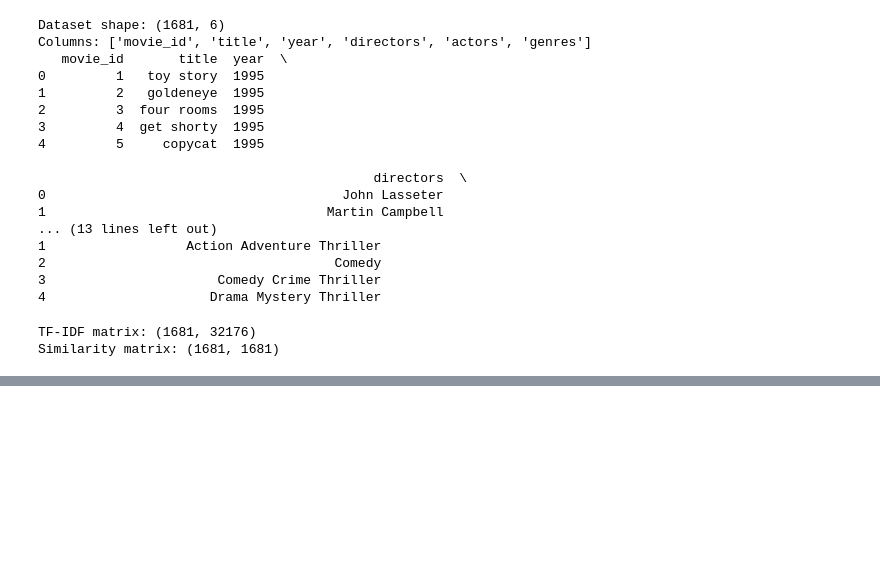
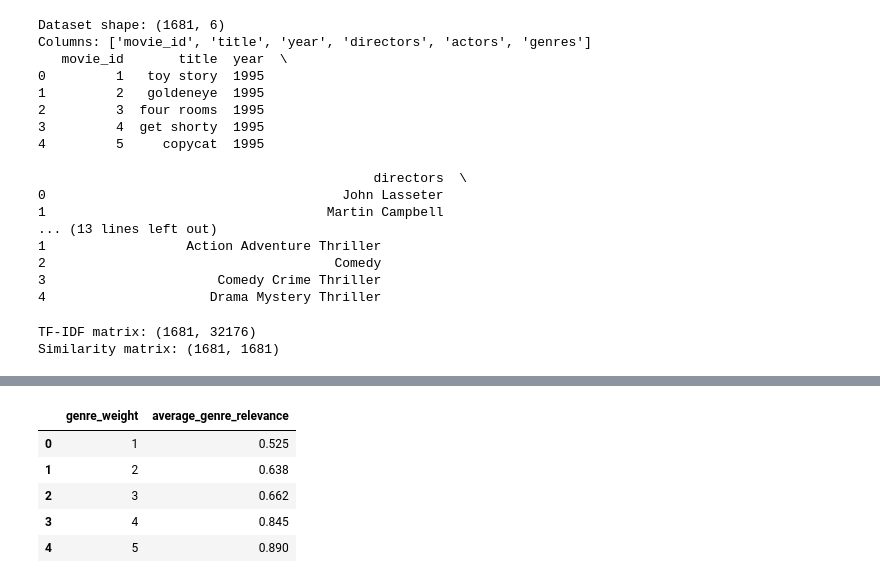
Before and after one commit to ImmyAfridi/movie-recommender-system, a Jupyter notebook: notebooks/movie_recommender.ipynb, the cells around one changed output, grey strips where cells are left out. Saved outputs shown, nothing was run; the diff lists cells and outputs as text; code cells hidden in the pictures; blank space fills up the shorter version.

Commit message:
Add weighted movie features and model evaluation

```diff
--- a/notebooks/movie_recommender.ipynb
+++ b/notebooks/movie_recommender.ipynb
@@ -567,0 +702,2 @@ Similarity matrix: (1681, 1681)
+# %%
+_, weighted_similarity = build_similarity_model(movies)
@@ -567,0 +759,17 @@ Similarity matrix: (1681, 1681)
+# %%
+for title in ["toy story", "jumanji", "titanic", "star wars"]:
+    print(f"\n{'=' * 60}")
+    print(f"Movie: {title}")
+
+    baseline_results = recommend_movies(
+        title, movies, baseline_similarity, top_n=5
+    )
+    weighted_results = recommend_movies(
+        title, movies, weighted_similarity, top_n=5
+    )
+
+    print("\nBASELINE")
+    print(baseline_results[["title", "similarity"]].to_string(index=False))
+
+    print("\nGENRE-WEIGHTED")
+    print(weighted_results[["title", "similarity"]].to_string(index=False))
@@ -567,0 +941,32 @@ Similarity matrix: (1681, 1681)
+# %%
+
+weight_results = []
+
+for weight in range(1, 6):
+    _, similarity = build_similarity_model(
+        movies, genre_weight=weight
+    )
+
+    scores = []
+    for title in evaluation_titles:
+        results = recommend_movies(
+            title, movies, similarity, top_n=5
+        )
+        scores.append(
+            average_genre_relevance(title, results, movies)
+        )
+
+    weight_results.append({
+        "genre_weight": weight,
+        "average_genre_relevance": sum(scores) / len(scores)
+    })
+
+weight_comparison = pd.DataFrame(weight_results)
+weight_comparison.round(3)
+# %% [output]
+|  | genre_weight | average_genre_relevance |
+| 0 | 1 | 0.525 |
+| 1 | 2 | 0.638 |
+| 2 | 3 | 0.662 |
+| 3 | 4 | 0.845 |
+| 4 | 5 | 0.890 |
```
Also changed, not shown: parts of 17 cells of this notebook, 1 other file.
